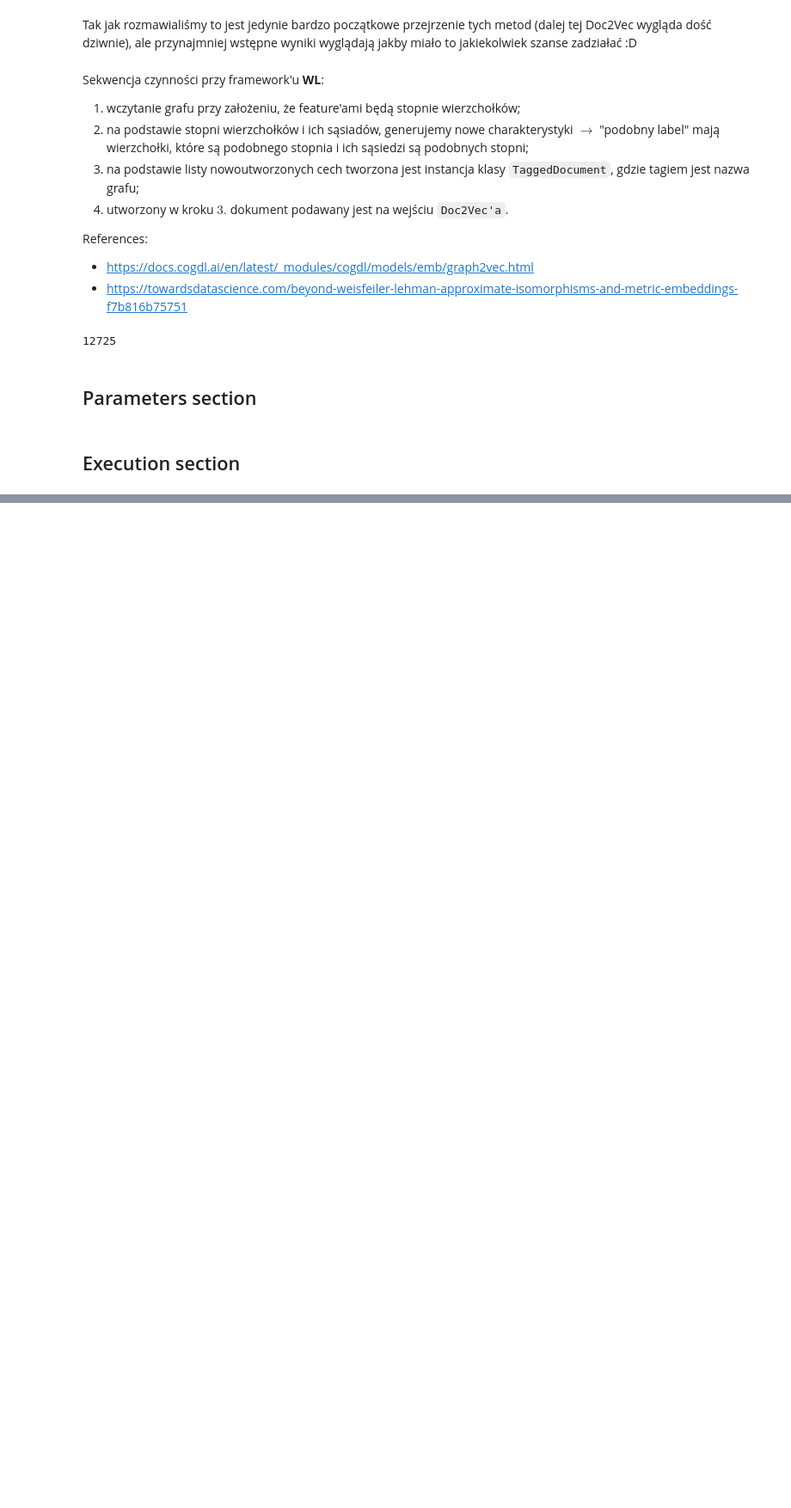
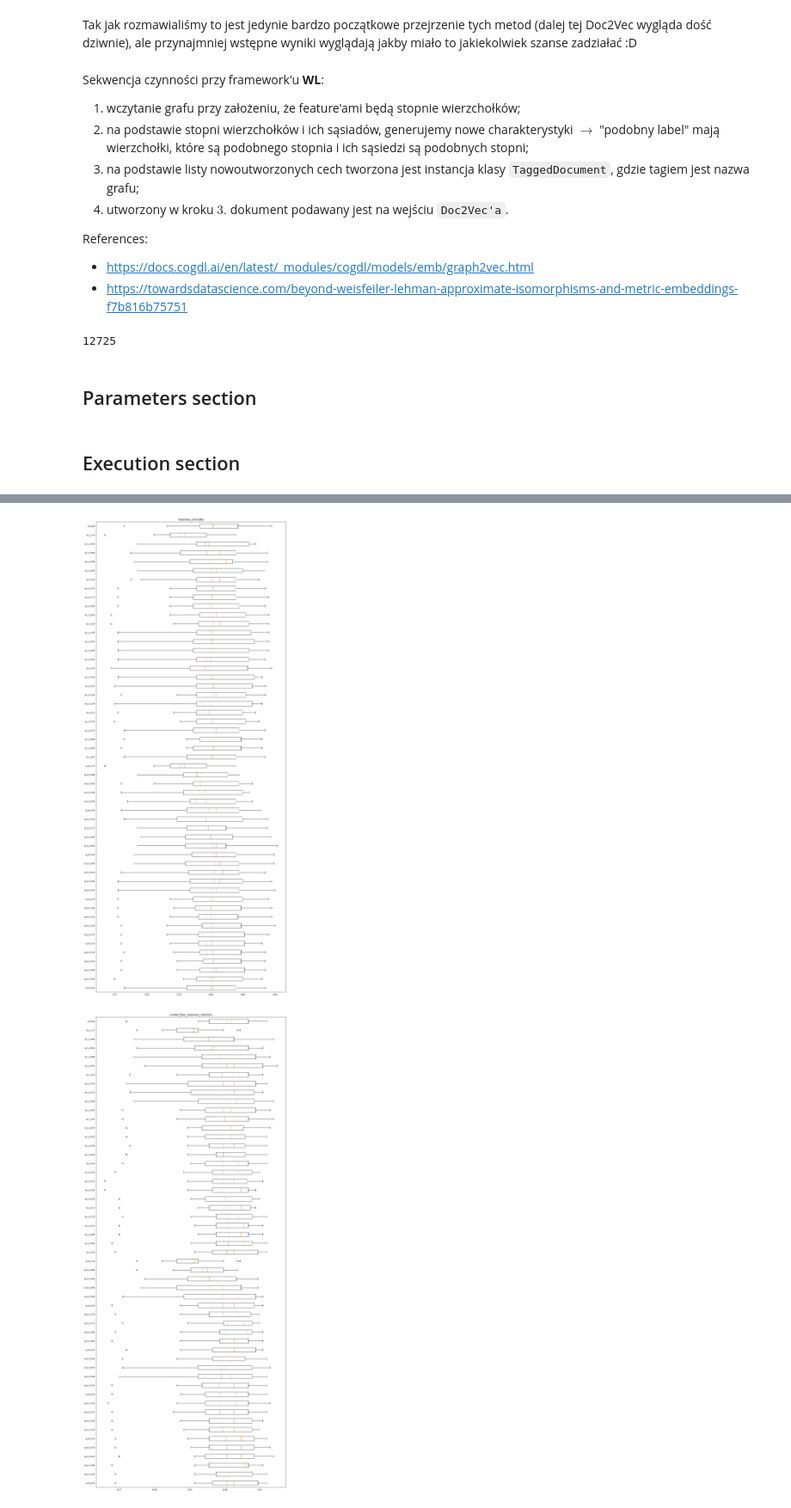
Before and after one commit to ejowik/2023L-machine-learning-on-graphs, a Jupyter notebook: notebooks/experiments_with_ordering.ipynb, the cells around one changed output, grey strips where cells are left out. Shown: that part at 86% size. Saved outputs shown, nothing was run; the diff lists cells and outputs as text; code cells hidden in the pictures; blank space fills up the shorter version.

```diff
--- a/notebooks/experiments_with_ordering.ipynb
+++ b/notebooks/experiments_with_ordering.ipynb
@@ -97,6 +109,13 @@ KWARGS_DICT = {
     nx.current_flow_betweenness_centrality: {},
     nx.approximate_current_flow_betweenness_centrality: {},
 }
+# %%
+tested_range = np.linspace(0, 1, 26)
+WEIGHTING_FUNCTIONS = (
+    {f"w_m_{a}": weighted_mean(a) for a in tested_range}
+    | {f"w_v_{a}": by_weighted_variance(a) for a in tested_range}
+    | {f"concat": lambda x, y: np.concatenate((x, y), axis=1)}
+)
 # %% [markdown]
 ## Execution section
 # %%
@@ -192,0 +188,18 @@ for measure, order in order_dict.items():
+# %%
+plt.rcParams["figure.figsize"] = (16, 40)
+# %%
+for measure, order in order_dict.items():
+    res = {}
+    without.fit(graphs_subset, orderings=order)
+    with_dm.fit(graphs_subset, orderings=order)
+    for name, func in WEIGHTING_FUNCTIONS.items():
+        ens_model.set_weighting_function(func)
+        res[name] = cross_validate(ens_model.get_embedding(), labels, cv=cross_val_k)
+    n_items = len(res)
+    plt.title(measure.__name__)
+    plt.boxplot(res.values(), positions=range(n_items), vert=False, showmeans=True,meanline=True)
+    plt.yticks(range(n_items), labels=res.keys())
+    plt.show()
+# %% [output]
+[figure, added]
+[figure, added]
```
Also changed, not shown: parts of 11 cells of this notebook, 1 other file.
